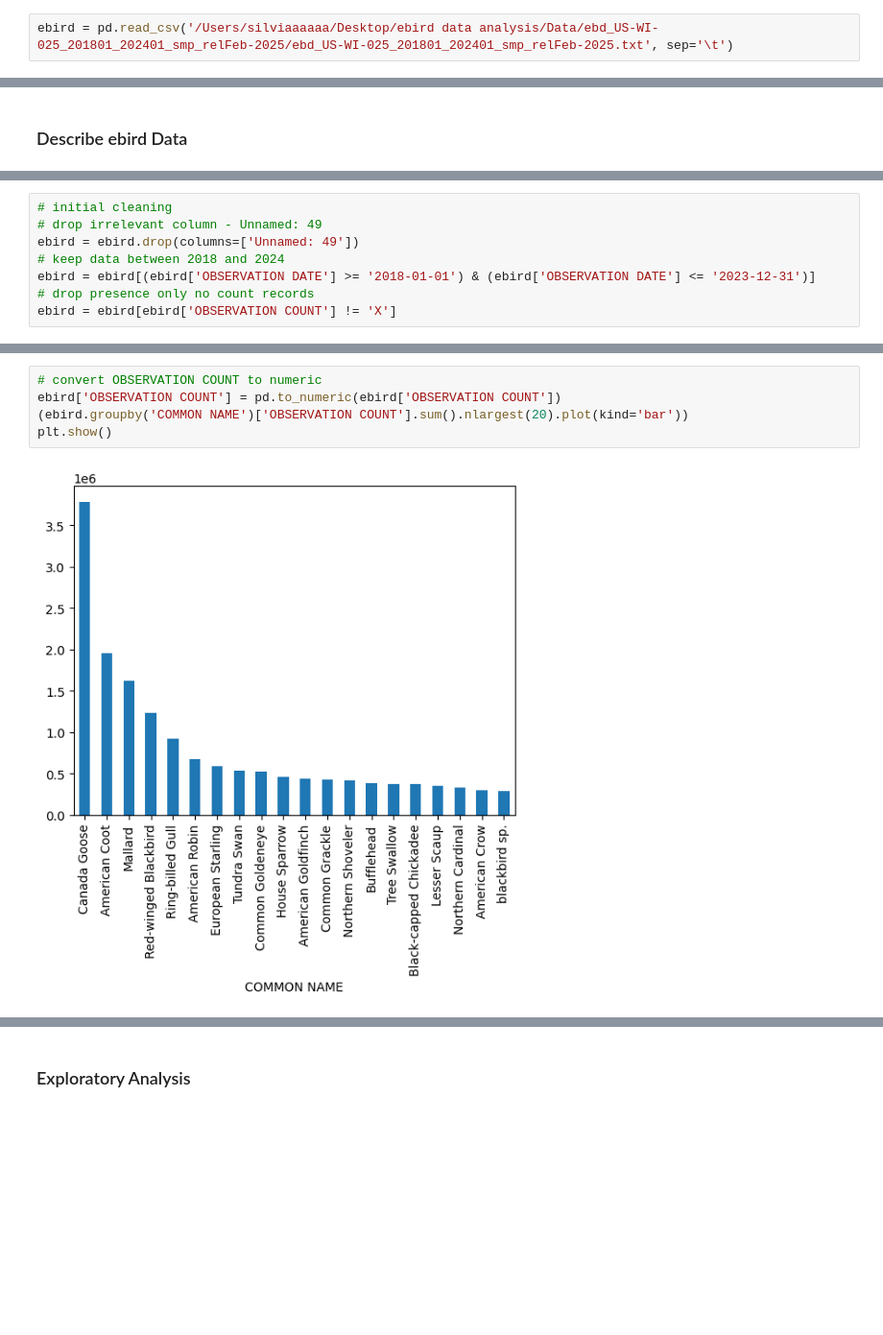
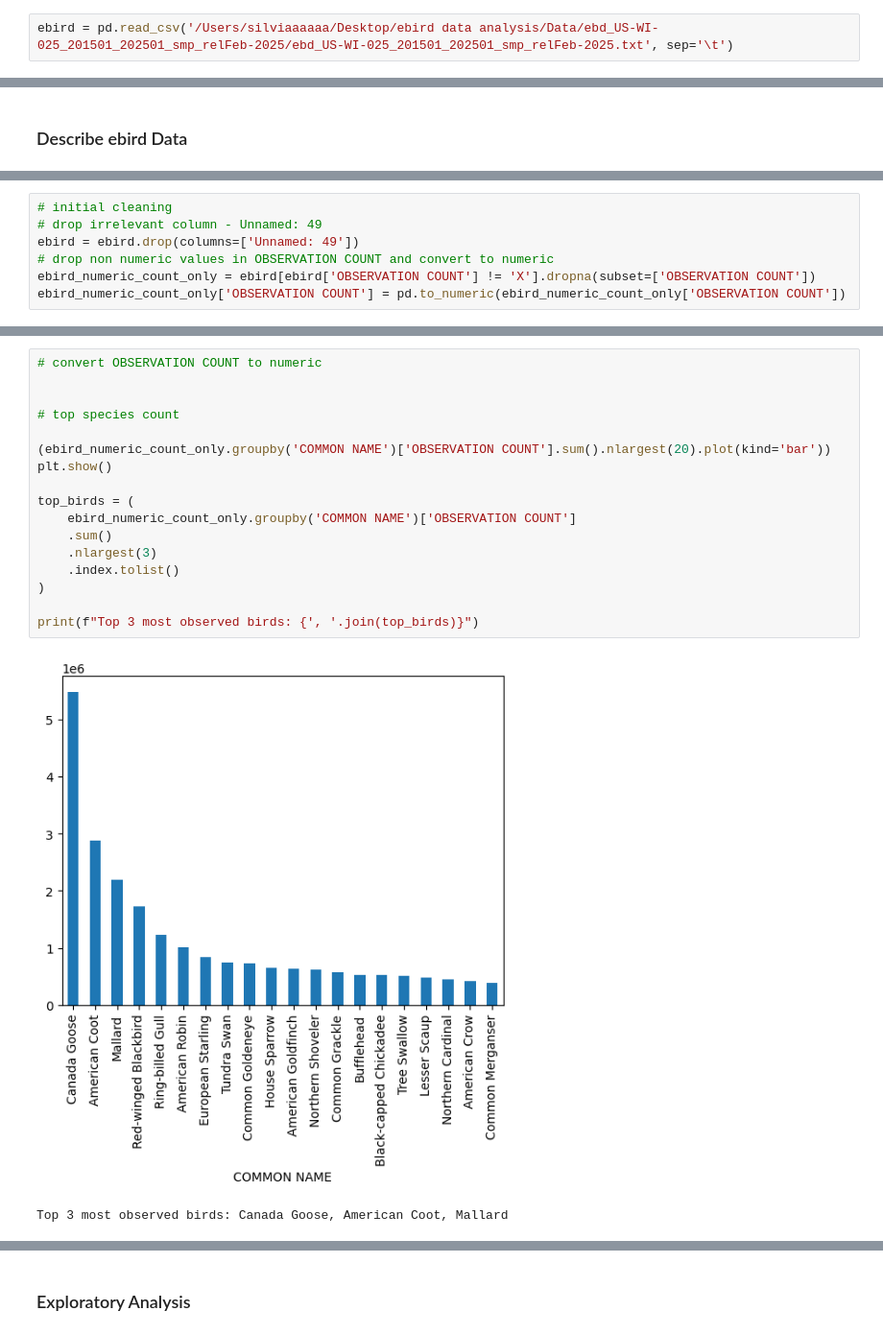
Before and after one commit to silviaaaaaa66/ebird, a Jupyter notebook: playground.ipynb, the cells around one changed output, grey strips where cells are left out. Shown at 96% size. Saved outputs shown, nothing was run; the diff lists cells and outputs as text; blank space fills up the shorter version.

```diff
--- a/playground.ipynb
+++ b/playground.ipynb
@@ -14,3 +17,3 @@ pd.set_option('display.max_rows', None)     # Show all rows
 # %%
-ebird = pd.read_csv('/Users/silviaaaaaa/Desktop/ebird data analysis/Data/ebd_US-WI-025_201801_202401_smp_relFeb-2025/ebd_US-WI-025_201801_202401_smp_relFeb-2025.txt', sep='\t')
+ebird = pd.read_csv('/Users/silviaaaaaa/Desktop/ebird data analysis/Data/ebd_US-WI-025_201501_202501_smp_relFeb-2025/ebd_US-WI-025_201501_202501_smp_relFeb-2025.txt', sep='\t')
 # %%
@@ -34,8 +22,0 @@ prism_WI_dane_county = pd.read_csv('/Users/silviaaaaaa/Desktop/ebird data analys
-# %%
-# initial cleaning
-# drop irrelevant column - Unnamed: 49
-ebird = ebird.drop(columns=['Unnamed: 49'])
-# keep data between 2018 and 2024
-ebird = ebird[(ebird['OBSERVATION DATE'] >= '2018-01-01') & (ebird['OBSERVATION DATE'] <= '2023-12-31')]
-# drop presence only no count records
-ebird = ebird[ebird['OBSERVATION COUNT'] != 'X']
@@ -60,0 +54,7 @@ Name: OBSERVATION DATE, dtype: object
+# %%
+# initial cleaning
+# drop irrelevant column - Unnamed: 49
+ebird = ebird.drop(columns=['Unnamed: 49'])
+# drop non numeric values in OBSERVATION COUNT and convert to numeric
+ebird_numeric_count_only = ebird[ebird['OBSERVATION COUNT'] != 'X'].dropna(subset=['OBSERVATION COUNT'])
+ebird_numeric_count_only['OBSERVATION COUNT'] = pd.to_numeric(ebird_numeric_count_only['OBSERVATION COUNT'])
@@ -98,8 +101,21 @@ hybrid       0.010336
 Name: proportion, dtype: float64
 # %%
 # convert OBSERVATION COUNT to numeric
-ebird['OBSERVATION COUNT'] = pd.to_numeric(ebird['OBSERVATION COUNT'])
-(ebird.groupby('COMMON NAME')['OBSERVATION COUNT'].sum().nlargest(20).plot(kind='bar'))
+
+
+# top species count
+
+(ebird_numeric_count_only.groupby('COMMON NAME')['OBSERVATION COUNT'].sum().nlargest(20).plot(kind='bar'))
 plt.show()
+
+top_birds = (
+    ebird_numeric_count_only.groupby('COMMON NAME')['OBSERVATION COUNT']
+    .sum()
+    .nlargest(3)
+    .index.tolist()
+)
+
+print(f"Top 3 most observed birds: {', '.join(top_birds)}")
 # %% [output]
-[figure, old version]
+[figure, new version]
+Top 3 most observed birds: Canada Goose, American Coot, Mallard
```
Also changed, not shown: parts of 64 cells of this notebook.
